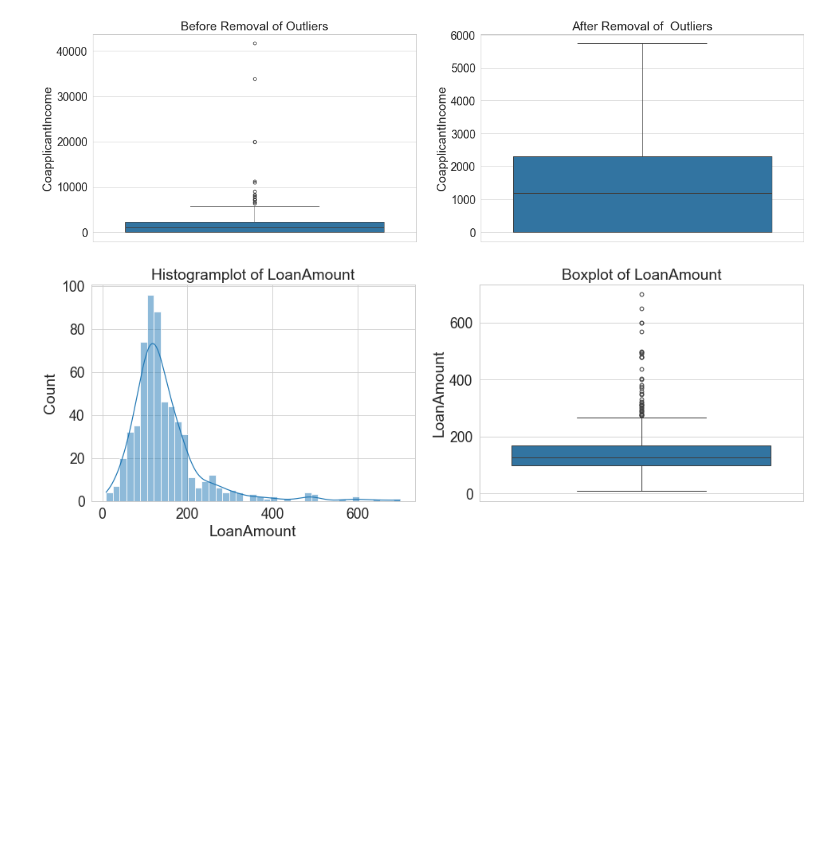
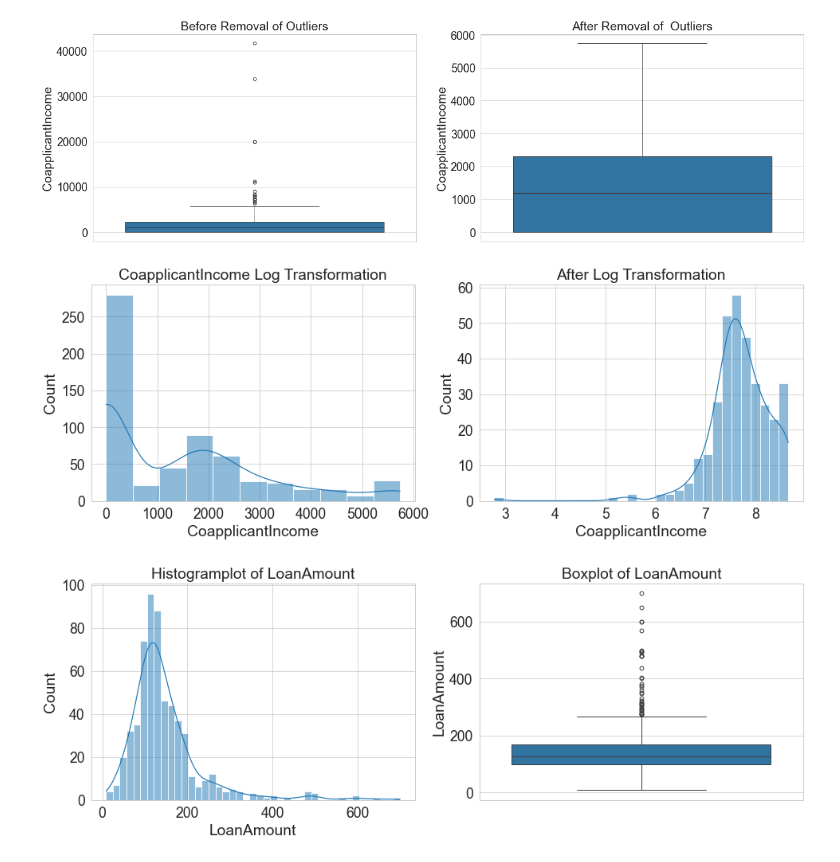
Before and after one commit to Muhammad-Sheraz-ds/Loan-Status-Prediction, a Jupyter notebook: Loan-Status-Prediction.ipynb, the cells around one changed output. Cells and saved outputs as stored; diff of their text form; code cells hidden in the pictures; blank space fills up the shorter version.

```diff
--- a/Loan-Eligibility-Prediction.ipynb
+++ b/Loan-Status-Prediction.ipynb
@@ -233,6 +238,15 @@ ax2.set_title('After Removal of  Outliers');
 sns.boxplot(df['CoapplicantIncome'],ax=ax2);
 # %% [output]
 [figure]
+# %%
+fig = plt.figure(figsize=(16,5))
+(ax1,ax2) = fig.subplots(1,2)
+sns.histplot(df['CoapplicantIncome'],kde=True,ax=ax1)
+ax1.set_title('CoapplicantIncome Log Transformation')
+sns.histplot(np.log(df['CoapplicantIncome']),kde=True,ax=ax2)
+ax2.set_title('After Log Transformation');
+# %% [output]
+[figure, added]
 # %%
 fig = plt.figure(figsize=(16,5))
 (ax1,ax2) = fig.subplots(1,2)
```
Also changed, not shown: parts of 62 cells of this notebook, 2 other files.
